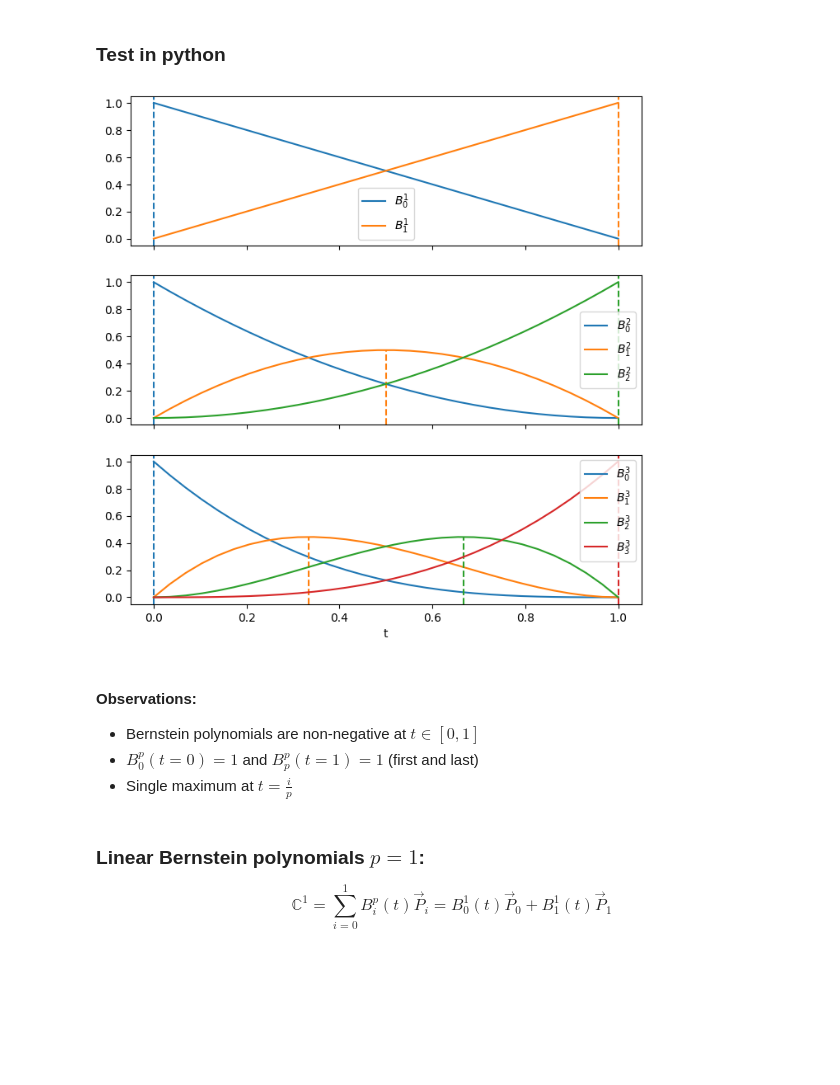
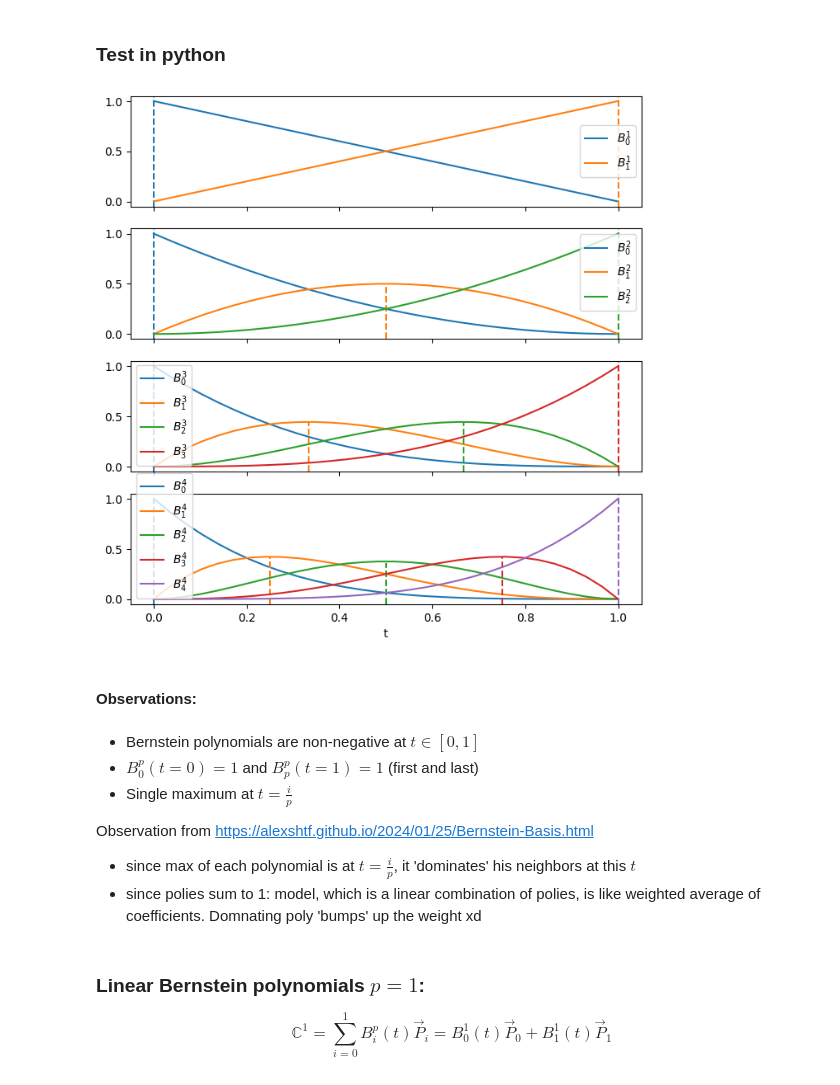
Before and after one commit to ajegorovs/aj_python_tool_lib, a Jupyter notebook: data_processing/Bezier_curves/notes_Hovey.ipynb, the cells around one changed output. Drawn from its saved outputs; the diff is of its cells as text; code cells hidden in the pictures; blank space fills up the shorter version.

```diff
--- a/data_processing/Bezier_curves/notes_Hovey.ipynb
+++ b/data_processing/Bezier_curves/notes_Hovey.ipynb
@@ -255,21 +255,26 @@ p = Symbol('p', integer=True, positive=True)
 t = Symbol('t', real=True)
 B = lambda p,i,t: binomial(p,i)*t**i*(1-t)**(p-i)
 # %%
-fig,ax = plt.subplots(3,1, figsize = (8,8), sharex=1, sharey=1)
+fig,ax = plt.subplots(4,1, figsize = (8,8), sharex=1, sharey=1)
 ax[-1].set_xlabel('t')
-for p in [1,2,3]:
+for p in [1,2,3,4]:
     for i in range(0,p+1):
         l = ax[p-1].plot(times, B(p,i,times), label = f'$B_{i}^{p}$')
         max_pos = i/p
         ax[p-1].axvline(x=max_pos, ymin=0, ymax = B(p,i,max_pos), linestyle='dashed', c = l[-1].get_c())
     ax[p-1].legend()
 # %% [output]
-[figure, old version]
+[figure, new version]
+# %% [markdown]
+#### Observations:
 # %% [markdown]
-#### Observations:
 * Bernstein polynomials are non-negative at $t\in [0,1]$
 * $B_0^p(t=0) = 1$ and $B_p^p(t=1) = 1$ (first and last)
 * Single maximum at $t = \frac{i}{p}$
+
+Observation from https://alexshtf.github.io/2024/01/25/Bernstein-Basis.html
+* since max of each polynomial is at $t = \frac{i}{p}$, it 'dominates' his neighbors at this $t$
+* since polies sum to 1: model, which is a linear combination of polies, is like weighted average of coefficients.  Domnating poly 'bumps' up the weight xd
 # %% [markdown]
 ### Linear Bernstein polynomials $p=1$:
 $$\mathbb{C}^1 = \sum_{i=0}^1 B_i^p(t) \vec{P}_i=  B_0^1(t) \vec{P}_0 +  B_1^1(t) \vec{P}_1$$
```
Also changed, not shown: parts of 1 cell of this notebook, 3 other files.
